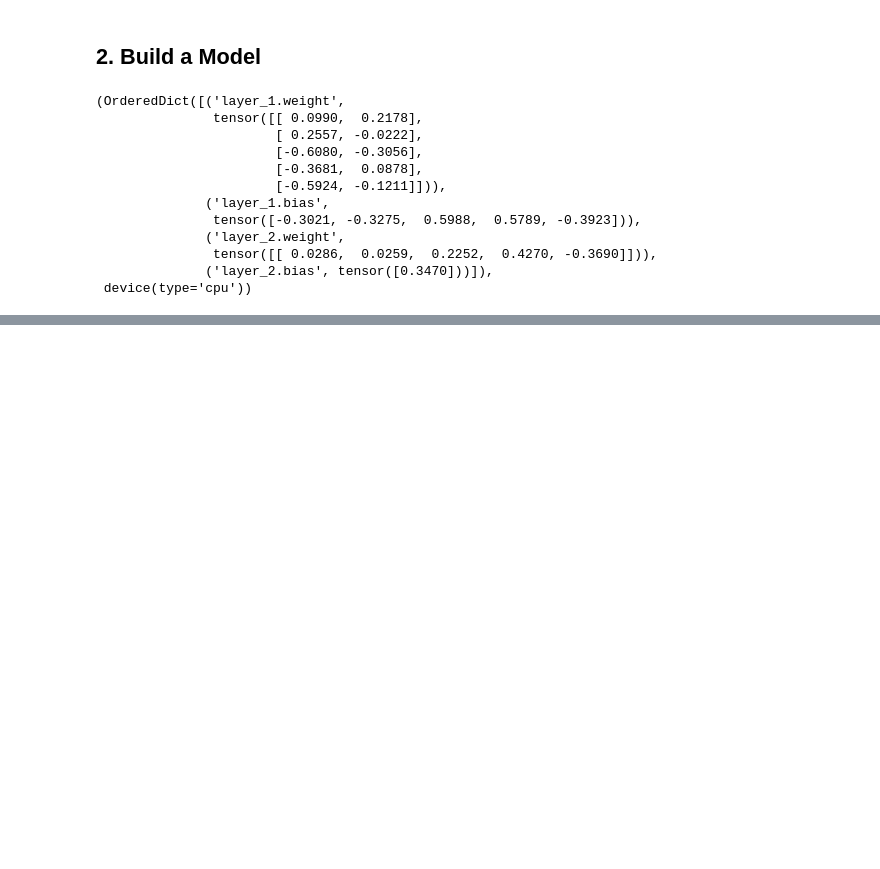
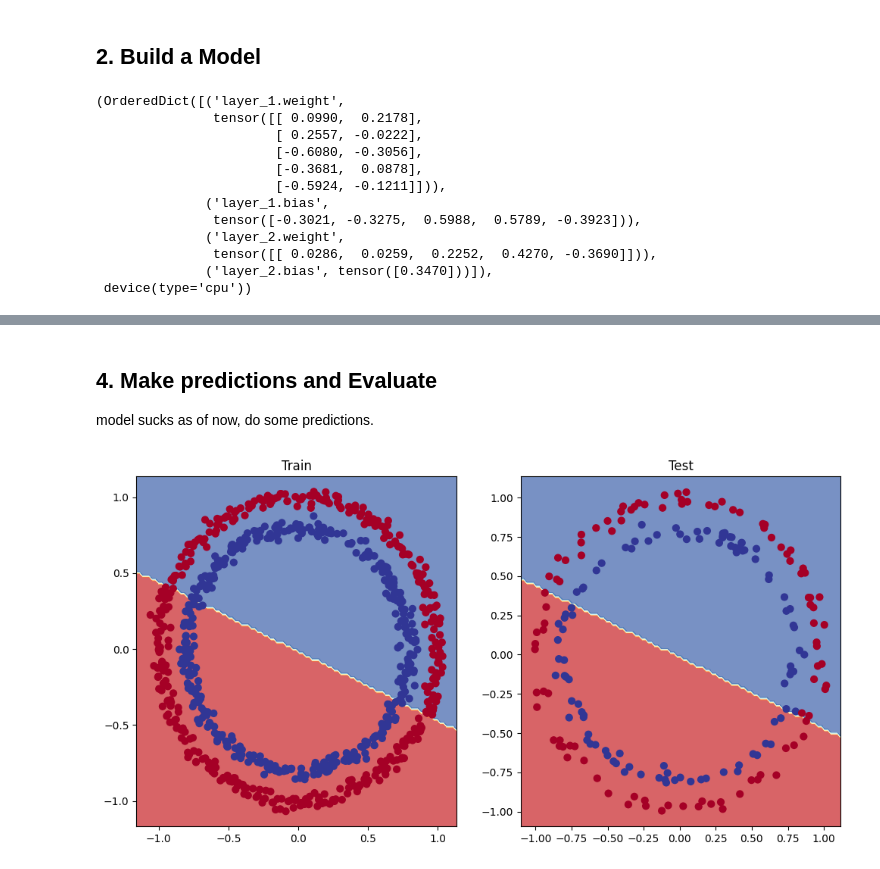
Before and after one commit to dionysus98/l_torch, a Jupyter notebook: 02_torch_neural_network_classification.ipynb, the cells around one changed output, grey strips where cells are left out. Saved outputs shown, nothing was run; the diff lists cells and outputs as text; code cells hidden in the pictures; blank space fills up the shorter version.

```diff
--- a/02_torch_neural_network_classification.ipynb
+++ b/02_torch_neural_network_classification.ipynb
@@ -149,0 +216,10 @@ model_0.state_dict(), next(model_0.parameters()).device
+# %%
+## Loss function: Binary Cross Entropy
+lfn = nn.BCEWithLogitsLoss()
+optm = torch.optim.SGD(params=model_0.parameters(),
+                       lr=0.1)
+# %%
+# calculate accuracy
+def accuracy_fn(y_true, y_pred):
+  correct = torch.eq(y_true, y_pred).sum().item()
+  return (correct/len(y_pred)) * 100
@@ -149,0 +232,4 @@ model_0.state_dict(), next(model_0.parameters()).device
+# %%
+with torch.inference_mode():
+  y_logits = model_0(X_test.to(device))[:5]
+y_logits, y_test[:5]
@@ -149,0 +243,4 @@ model_0.state_dict(), next(model_0.parameters()).device
+# %%
+# use Activation: Sigmoid
+y_pred_probs = torch.sigmoid(y_logits)
+y_pred_probs,
@@ -149,0 +320,5 @@ model_0.state_dict(), next(model_0.parameters()).device
+# %% [markdown]
+## 4. Make predictions and Evaluate
+
+model sucks as of now,
+do some predictions.
@@ -149,0 +338,10 @@ model_0.state_dict(), next(model_0.parameters()).device
+# %%
+plt.figure(figsize=(12, 6))
+plt.subplot(1, 2, 1)
+plt.title("Train")
+plot_decision_boundary(model_0, X_train, y_train)
+plt.subplot(1, 2, 2)
+plt.title("Test")
+plot_decision_boundary(model_0, X_test, y_test)
+# %% [output]
+[figure, added]
```
Also changed, not shown: parts of 16 cells of this notebook.
